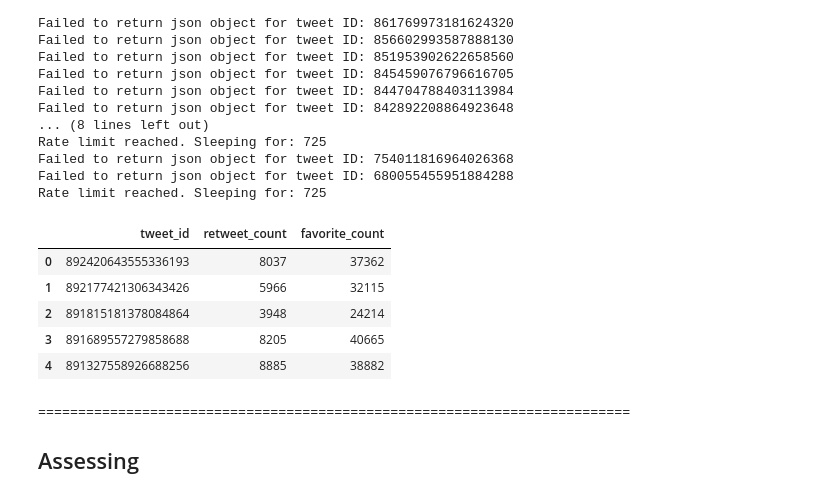
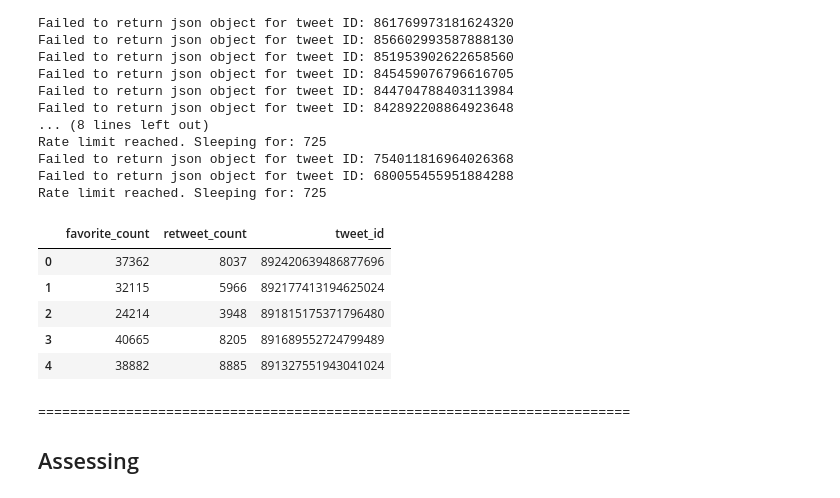
Before and after one commit to osama1991bokhari/DataWrangling, a Jupyter notebook: wrangle_act.ipynb, the cells around one changed output. Cells and saved outputs as stored; diff of their text form; code cells hidden in the pictures.

```diff
--- a/wrangle_act.ipynb
+++ b/wrangle_act.ipynb
@@ -112,9 +112,9 @@ with open('tweet_json.txt') as json_file:
     for line in json_file:
         tweets_dict = {}
         tweets_json = json.loads(line)
-        # Using a json viewer we can see where tweet_id, retweet_count and favorite_count are.
+        # Using a json viewer we can see that tweet_id is in extended_entities => media => id
         try:
-            tweets_dict['tweet_id'] = tweets_json['id']
+            tweets_dict['tweet_id'] = tweets_json['extended_entities']['media'][0]['id']
         except:
             tweets_dict['tweet_id'] = 'na'
 
@@ -123,15 +123,15 @@ with open('tweet_json.txt') as json_file:
 
         tweets_list.append(tweets_dict)
 # %%
-df_json = pd.DataFrame(tweets_list,columns = ['tweet_id' ,'retweet_count', 'favorite_count'])
+df_json = pd.DataFrame(tweets_list)
 df_json.head()
 # %% [output]
-|  | tweet_id | retweet_count | favorite_count |
-| 0 | 892420643555336193 | 8037 | 37362 |
-| 1 | 892177421306343426 | 5966 | 32115 |
-| 2 | 891815181378084864 | 3948 | 24214 |
-| 3 | 891689557279858688 | 8205 | 40665 |
-| 4 | 891327558926688256 | 8885 | 38882 |
+|  | favorite_count | retweet_count | tweet_id |
+| 0 | 37362 | 8037 | 892420639486877696 |
+| 1 | 32115 | 5966 | 892177413194625024 |
+| 2 | 24214 | 3948 | 891815175371796480 |
+| 3 | 40665 | 8205 | 891689552724799489 |
+| 4 | 38882 | 8885 | 891327551943041024 |
 # %% [markdown]
 ==========================================================================
 
```
Also changed, not shown: parts of 20 cells of this notebook, 1 other file.
